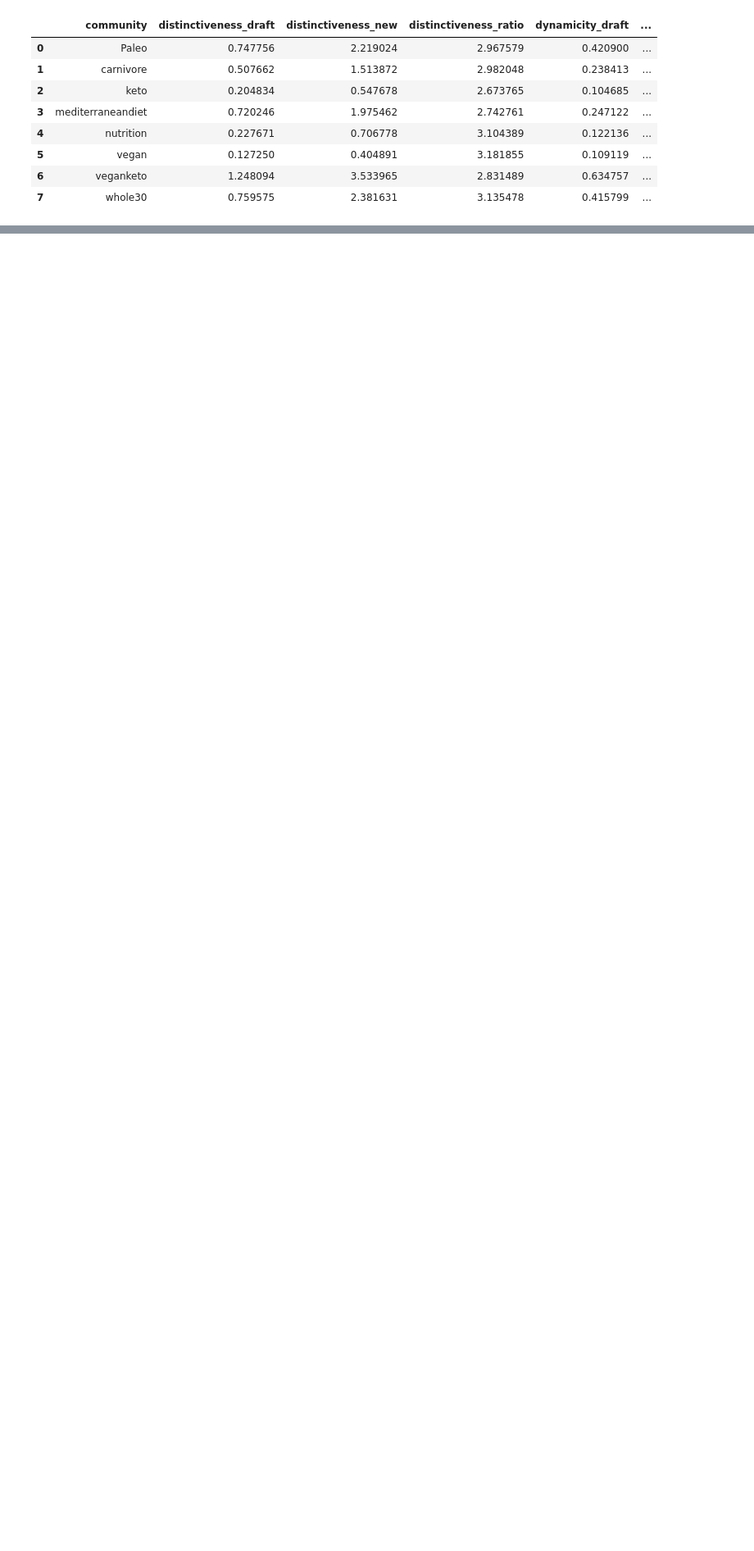
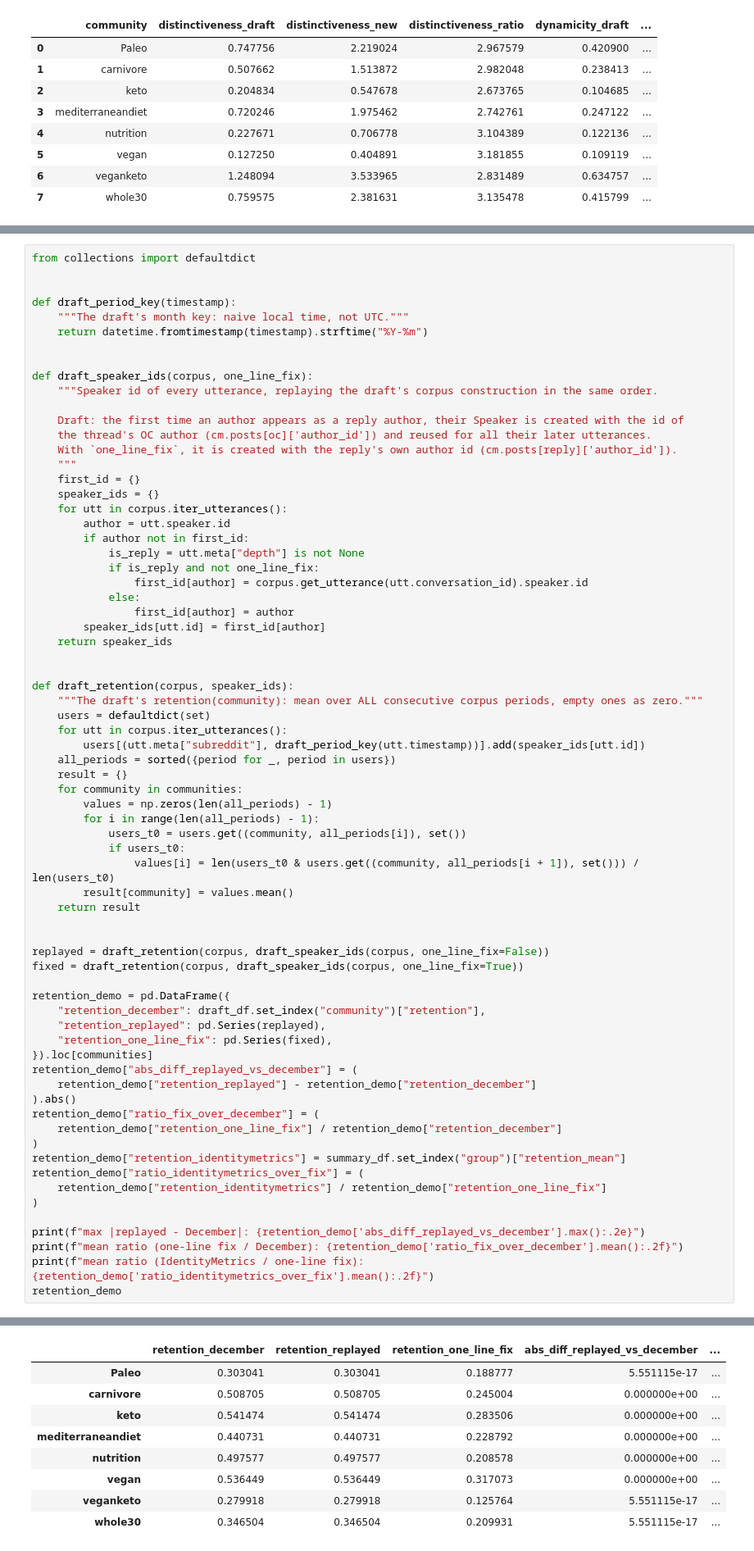
Before and after one commit to d0d0th/reddit-diets-communities, a Jupyter notebook: reddit-diets-communities.ipynb, the cells around one changed output, grey strips where cells are left out. Shown at 82% size. Saved outputs shown, nothing was run; the diff lists cells and outputs as text; blank space fills up the shorter version.

```diff
--- a/reddit-diets-communities.ipynb
+++ b/reddit-diets-communities.ipynb
@@ -735,0 +808,71 @@ reconciliation
+# %%
+from collections import defaultdict
+
+
+def draft_period_key(timestamp):
+    """The draft's month key: naive local time, not UTC."""
+    return datetime.fromtimestamp(timestamp).strftime("%Y-%m")
+
+
+def draft_speaker_ids(corpus, one_line_fix):
+    """Speaker id of every utterance, replaying the draft's corpus construction in the same order.
+
+    Draft: the first time an author appears as a reply author, their Speaker is created with the id of
+    the thread's OC author (cm.posts[oc]['author_id']) and reused for all their later utterances.
+    With `one_line_fix`, it is created with the reply's own author id (cm.posts[reply]['author_id']).
+    """
+    first_id = {}
+    speaker_ids = {}
+    for utt in corpus.iter_utterances():
+        author = utt.speaker.id
+        if author not in first_id:
+            is_reply = utt.meta["depth"] is not None
+            if is_reply and not one_line_fix:
+                first_id[author] = corpus.get_utterance(utt.conversation_id).speaker.id
+            else:
+                first_id[author] = author
+        speaker_ids[utt.id] = first_id[author]
+    return speaker_ids
+
+
+def draft_retention(corpus, speaker_ids):
+    """The draft's retention(community): mean over ALL consecutive corpus periods, empty ones as zero."""
+    users = defaultdict(set)
+    for utt in corpus.iter_utterances():
+        users[(utt.meta["subreddit"], draft_period_key(utt.timestamp))].add(speaker_ids[utt.id])
+    all_periods = sorted({period for _, period in users})
+    result = {}
+    for community in communities:
+        values = np.zeros(len(all_periods) - 1)
+        for i in range(len(all_periods) - 1):
+            users_t0 = users.get((community, all_periods[i]), set())
+            if users_t0:
+                values[i] = len(users_t0 & users.get((community, all_periods[i + 1]), set())) / len(users_t0)
+        result[community] = values.mean()
+    return result
+
+
+replayed = draft_retention(corpus, draft_speaker_ids(corpus, one_line_fix=False))
+fixed = draft_retention(corpus, draft_speaker_ids(corpus, one_line_fix=True))
+
+retention_demo = pd.DataFrame({
+    "retention_december": draft_df.set_index("community")["retention"],
+    "retention_replayed": pd.Series(replayed),
+    "retention_one_line_fix": pd.Series(fixed),
+}).loc[communities]
+retention_demo["abs_diff_replayed_vs_december"] = (
+    retention_demo["retention_replayed"] - retention_demo["retention_december"]
+).abs()
+retention_demo["ratio_fix_over_december"] = (
+    retention_demo["retention_one_line_fix"] / retention_demo["retention_december"]
+)
+retention_demo["retention_identitymetrics"] = summary_df.set_index("group")["retention_mean"]
+retention_demo["ratio_identitymetrics_over_fix"] = (
+    retention_demo["retention_identitymetrics"] / retention_demo["retention_one_line_fix"]
+)
+
+print(f"max |replayed - December|: {retention_demo['abs_diff_replayed_vs_december'].max():.2e}")
+print(f"mean ratio (one-line fix / December): {retention_demo['ratio_fix_over_december'].mean():.2f}")
+print(f"mean ratio (IdentityMetrics / one-line fix): {retention_demo['ratio_identitymetrics_over_fix'].mean():.2f}")
+retention_demo
+# %% [output]
@@ -736,3 +882,12 @@ reconciliation
+|  | retention_december | retention_replayed | retention_one_line_fix | abs_diff_replayed_vs_december | ... |
+| Paleo | 0.303041 | 0.303041 | 0.188777 | 5.551115e-17 | ... |
+| carnivore | 0.508705 | 0.508705 | 0.245004 | 0.000000e+00 | ... |
+| keto | 0.541474 | 0.541474 | 0.283506 | 0.000000e+00 | ... |
+| mediterraneandiet | 0.440731 | 0.440731 | 0.228792 | 0.000000e+00 | ... |
+| nutrition | 0.497577 | 0.497577 | 0.208578 | 0.000000e+00 | ... |
+| vegan | 0.536449 | 0.536449 | 0.317073 | 0.000000e+00 | ... |
+| veganketo | 0.279918 | 0.279918 | 0.125764 | 5.551115e-17 | ... |
+| whole30 | 0.346504 | 0.346504 | 0.209931 | 5.551115e-17 | ... |
 # %%
 mean_ratios = reconciliation[["distinctiveness_ratio", "dynamicity_ratio", "retention_ratio"]].mean()
 log_base_ratio = np.log(10) / np.log(LOG_BASE)  # how much a log_base change alone would scale S/V
```
Also changed, not shown: parts of 29 cells of this notebook, 16 other files.
